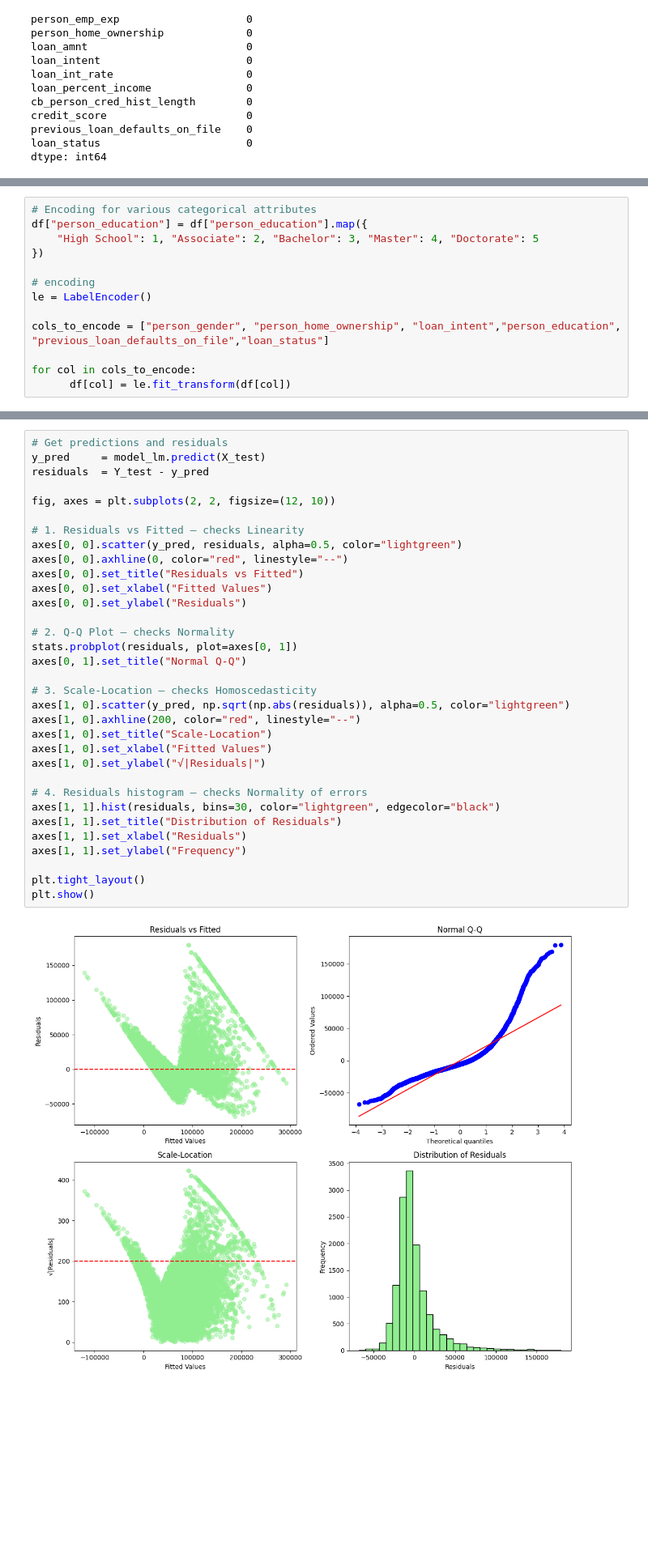
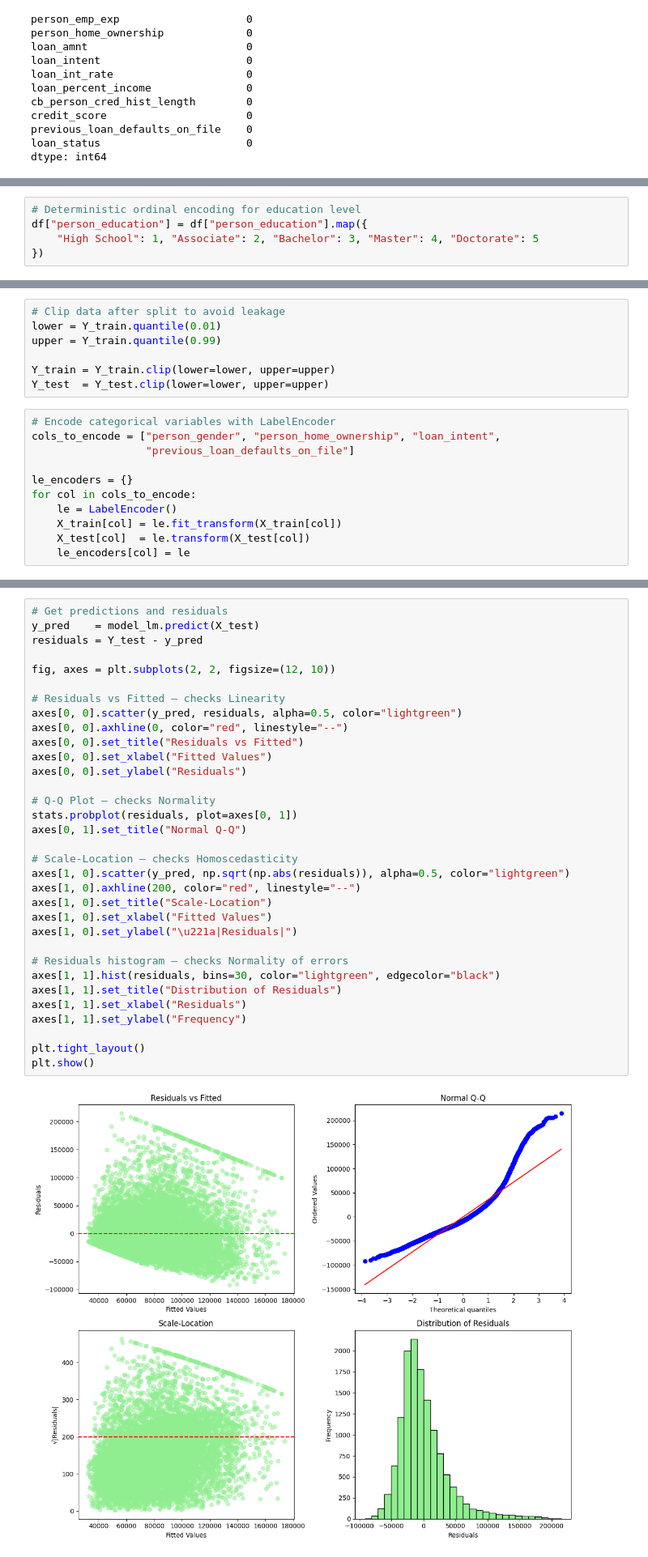
Before and after one commit to Kos-en/Pythia, a Jupyter notebook: weakest_olympians/nike.ipynb, the cells around one changed output, grey strips where cells are left out. Shown at 81% size. Cells and saved outputs as stored; diff of their text form; blank space fills up the shorter version.

Commit message:
fix: fix target leakaged on model - Fixed target leakage by performing pre-processing on split data

```diff
--- a/weakest_olympians/nike.ipynb
+++ b/weakest_olympians/nike.ipynb
@@ -123,13 +119,5 @@ plt.show()
 # %%
-# Encoding for various categorical attributes
+# Deterministic ordinal encoding for education level
 df["person_education"] = df["person_education"].map({
     "High School": 1, "Associate": 2, "Bachelor": 3, "Master": 4, "Doctorate": 5
 })
-
-# encoding
-le = LabelEncoder()
-
-cols_to_encode = ["person_gender", "person_home_ownership", "loan_intent","person_education", "previous_loan_defaults_on_file","loan_status"]
-
-for col in cols_to_encode:
-      df[col] = le.fit_transform(df[col])
@@ -142,2 +139,20 @@ X_train, X_test, Y_train, Y_test = train_test_split(X, Y, test_size=0.3, random_
+# %%
+# Clip data after split to avoid leakage
+lower = Y_train.quantile(0.01)
+upper = Y_train.quantile(0.99)
+
+Y_train = Y_train.clip(lower=lower, upper=upper)
+Y_test  = Y_test.clip(lower=lower, upper=upper)
+# %%
+# Encode categorical variables with LabelEncoder
+cols_to_encode = ["person_gender", "person_home_ownership", "loan_intent",
+                  "previous_loan_defaults_on_file"]
+
+le_encoders = {}
+for col in cols_to_encode:
+    le = LabelEncoder()
+    X_train[col] = le.fit_transform(X_train[col])
+    X_test[col]  = le.transform(X_test[col])
+    le_encoders[col] = le
 # %%
 # selecting model
@@ -149,36 +164,36 @@ model_lm.fit(X_train,Y_train)
 LinearRegression()
 # %%
 # Get predictions and residuals
-y_pred     = model_lm.predict(X_test)
-residuals  = Y_test - y_pred
+y_pred    = model_lm.predict(X_test)
+residuals = Y_test - y_pred
 
 fig, axes = plt.subplots(2, 2, figsize=(12, 10))
 
-# 1. Residuals vs Fitted — checks Linearity
+# Residuals vs Fitted — checks Linearity
 axes[0, 0].scatter(y_pred, residuals, alpha=0.5, color="lightgreen")
 axes[0, 0].axhline(0, color="red", linestyle="--")
 axes[0, 0].set_title("Residuals vs Fitted")
 axes[0, 0].set_xlabel("Fitted Values")
 axes[0, 0].set_ylabel("Residuals")
 
-# 2. Q-Q Plot — checks Normality
+# Q-Q Plot — checks Normality
 stats.probplot(residuals, plot=axes[0, 1])
 axes[0, 1].set_title("Normal Q-Q")
 
-# 3. Scale-Location — checks Homoscedasticity
+# Scale-Location — checks Homoscedasticity
 axes[1, 0].scatter(y_pred, np.sqrt(np.abs(residuals)), alpha=0.5, color="lightgreen")
 axes[1, 0].axhline(200, color="red", linestyle="--")
 axes[1, 0].set_title("Scale-Location")
 axes[1, 0].set_xlabel("Fitted Values")
-axes[1, 0].set_ylabel("√|Residuals|")
+axes[1, 0].set_ylabel("\u221a|Residuals|")
 
-# 4. Residuals histogram — checks Normality of errors
+# Residuals histogram — checks Normality of errors
 axes[1, 1].hist(residuals, bins=30, color="lightgreen", edgecolor="black")
 axes[1, 1].set_title("Distribution of Residuals")
 axes[1, 1].set_xlabel("Residuals")
 axes[1, 1].set_ylabel("Frequency")
 
 plt.tight_layout()
 plt.show()
 # %% [output]
-[figure, old version]
+[figure, new version]
```
Also changed, not shown: parts of 17 cells of this notebook.
